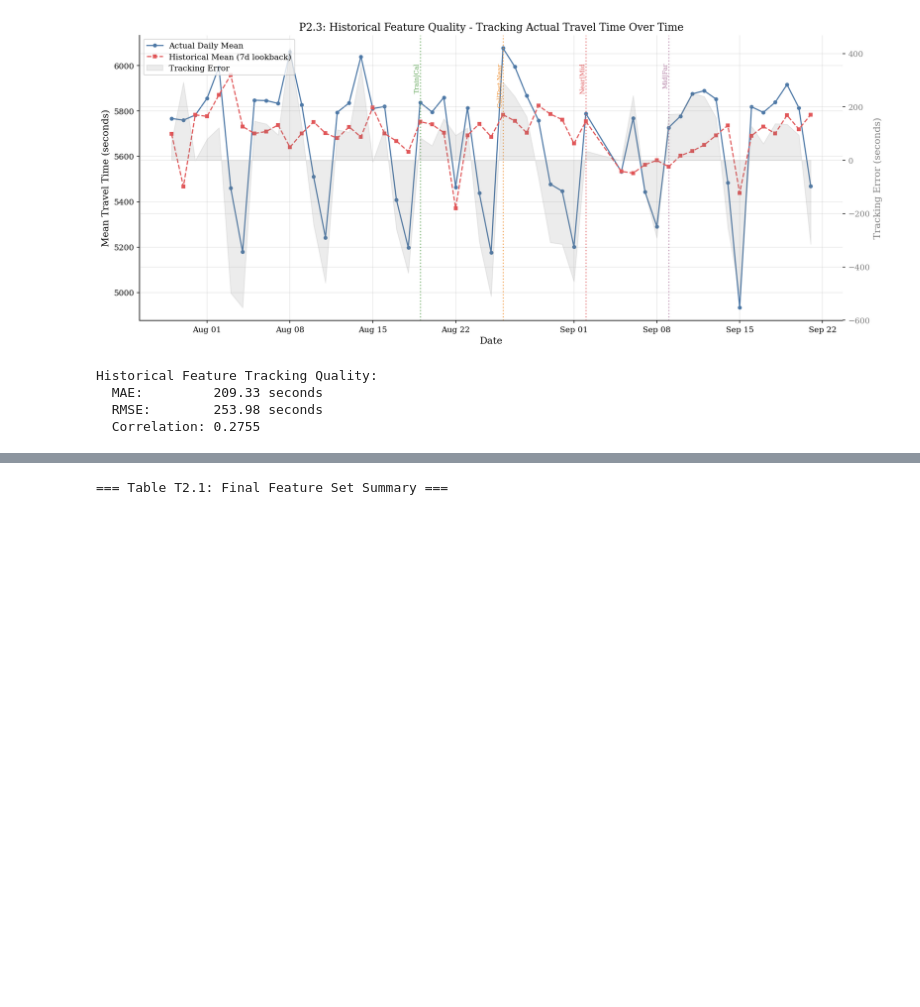
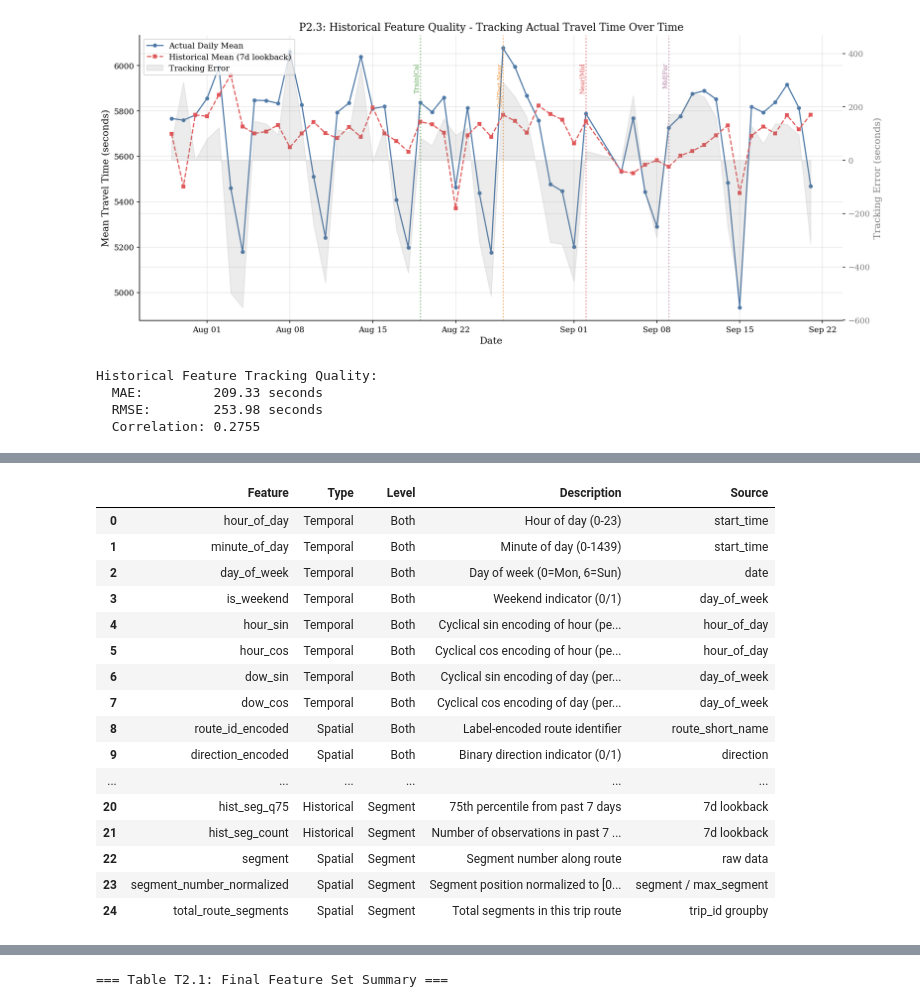
Before and after one commit to kabuli-web/bus-eta-uncertainty, a Jupyter notebook: notebooks/Phase2_Feature_Engineering.ipynb, the cells around one changed output, grey strips where cells are left out. Saved outputs shown, nothing was run; the diff lists cells and outputs as text; code cells hidden in the pictures; blank space fills up the shorter version.

```diff
--- a/notebooks/Phase2_Feature_Engineering.ipynb
+++ b/notebooks/Phase2_Feature_Engineering.ipynb
@@ -795,0 +676,64 @@ This table documents the complete feature set for both route-level and segment-l
+# %%
+# Table T2.1: Final Feature Set Summary
+feature_table_data = [
+    # Temporal features
+    {'Feature': 'hour_of_day', 'Type': 'Temporal', 'Level': 'Both', 'Description': 'Hour of day (0-23)', 'Source': 'start_time'},
+    {'Feature': 'minute_of_day', 'Type': 'Temporal', 'Level': 'Both', 'Description': 'Minute of day (0-1439)', 'Source': 'start_time'},
+    {'Feature': 'day_of_week', 'Type': 'Temporal', 'Level': 'Both', 'Description': 'Day of week (0=Mon, 6=Sun)', 'Source': 'date'},
+    {'Feature': 'is_weekend', 'Type': 'Temporal', 'Level': 'Both', 'Description': 'Weekend indicator (0/1)', 'Source': 'day_of_week'},
+    {'Feature': 'hour_sin', 'Type': 'Temporal', 'Level': 'Both', 'Description': 'Cyclical sin encoding of hour (period=24)', 'Source': 'hour_of_day'},
+    {'Feature': 'hour_cos', 'Type': 'Temporal', 'Level': 'Both', 'Description': 'Cyclical cos encoding of hour (period=24)', 'Source': 'hour_of_day'},
+    {'Feature': 'dow_sin', 'Type': 'Temporal', 'Level': 'Both', 'Description': 'Cyclical sin encoding of day (period=7)', 'Source': 'day_of_week'},
+    {'Feature': 'dow_cos', 'Type': 'Temporal', 'Level': 'Both', 'Description': 'Cyclical cos encoding of day (period=7)', 'Source': 'day_of_week'},
+    # Spatial / Route Context
+    {'Feature': 'route_id_encoded', 'Type': 'Spatial', 'Level': 'Both', 'Description': 'Label-encoded route identifier', 'Source': 'route_short_name'},
+    {'Feature': 'direction_encoded', 'Type': 'Spatial', 'Level': 'Both', 'Description': 'Binary direction indicator (0/1)', 'Source': 'direction'},
+    # Historical - Route
+    {'Feature': 'hist_route_mean', 'Type': 'Historical', 'Level': 'Route', 'Description': 'Mean travel time from past 7 days', 'Source': '7d lookback'},
+    {'Feature': 'hist_route_std', 'Type': 'Historical', 'Level': 'Route', 'Description': 'Std dev of travel time from past 7 days', 'Source': '7d lookback'},
+    {'Feature': 'hist_route_median', 'Type': 'Historical', 'Level': 'Route', 'Description': 'Median travel time from past 7 days', 'Source': '7d lookback'},
+    {'Feature': 'hist_route_q25', 'Type': 'Historical', 'Level': 'Route', 'Description': '25th percentile from past 7 days', 'Source': '7d lookback'},
+    {'Feature': 'hist_route_q75', 'Type': 'Historical', 'Level': 'Route', 'Description': '75th percentile from past 7 days', 'Source': '7d lookback'},
+    {'Feature': 'hist_route_count', 'Type': 'Historical', 'Level': 'Route', 'Description': 'Number of observations in past 7 days', 'Source': '7d lookback'},
+    # Historical - Segment
+    {'Feature': 'hist_seg_mean', 'Type': 'Historical', 'Level': 'Segment', 'Description': 'Mean run time from past 7 days for segment', 'Source': '7d lookback'},
+    {'Feature': 'hist_seg_std', 'Type': 'Historical', 'Level': 'Segment', 'Description': 'Std dev of run time from past 7 days', 'Source': '7d lookback'},
+    {'Feature': 'hist_seg_median', 'Type': 'Historical', 'Level': 'Segment', 'Description': 'Median run time from past 7 days', 'Source': '7d lookback'},
+    {'Feature': 'hist_seg_q25', 'Type': 'Historical', 'Level': 'Segment', 'Description': '25th percentile from past 7 days', 'Source': '7d lookback'},
+    {'Feature': 'hist_seg_q75', 'Type': 'Historical', 'Level': 'Segment', 'Description': '75th percentile from past 7 days', 'Source': '7d lookback'},
+    {'Feature': 'hist_seg_count', 'Type': 'Historical', 'Level': 'Segment', 'Description': 'Number of observations in past 7 days', 'Source': '7d lookback'},
+    # Segment-specific spatial
+    {'Feature': 'segment', 'Type': 'Spatial', 'Level': 'Segment', 'Description': 'Segment number along route', 'Source': 'raw data'},
+    {'Feature': 'segment_number_normalized', 'Type': 'Spatial', 'Level': 'Segment', 'Description': 'Segment position normalized to [0, 1]', 'Source': 'segment / max_segment'},
+    {'Feature': 'total_route_segments', 'Type': 'Spatial', 'Level': 'Segment', 'Description': 'Total segments in this trip route', 'Source': 'trip_id groupby'},
+]
+
+feature_table = pd.DataFrame(feature_table_data)
+
+print('=== Table T2.1: Final Feature Set Summary ===')
+display(feature_table)
+
+# Count by level
+route_features = feature_table[feature_table['Level'].isin(['Both', 'Route'])]
+segment_features = feature_table[feature_table['Level'].isin(['Both', 'Segment'])]
+print(f'\nRoute-level model features:   {len(route_features)}')
+print(f'Segment-level model features: {len(segment_features)}')
+
+# Count by type
+print(f'\nFeatures by type:')
+for ftype, count in feature_table['Type'].value_counts().items():
+    print(f'  {ftype}: {count}')
+
+# Save as LaTeX
+latex_table = feature_table.to_latex(
+    index=False,
+    caption='Feature set summary for route-level and segment-level models. '
+            'All features are known at departure time (pre-trip). '
+            'Historical features use strict 7-day past-only lookback to prevent data leakage.',
+    label='tab:feature_summary',
+    column_format='llllp{5cm}l'
+)
+with open(os.path.join(TABLE_DIR, 'T2_1_feature_summary.tex'), 'w') as f:
+    f.write(latex_table)
+print(f'\nLaTeX table saved to {os.path.join(TABLE_DIR, "T2_1_feature_summary.tex")}')
+# %% [output]
@@ -795,0 +741,17 @@ This table documents the complete feature set for both route-level and segment-l
+|  | Feature | Type | Level | Description | Source |
+| 0 | hour_of_day | Temporal | Both | Hour of day (0-23) | start_time |
+| 1 | minute_of_day | Temporal | Both | Minute of day (0-1439) | start_time |
+| 2 | day_of_week | Temporal | Both | Day of week (0=Mon, 6=Sun) | date |
+| 3 | is_weekend | Temporal | Both | Weekend indicator (0/1) | day_of_week |
+| 4 | hour_sin | Temporal | Both | Cyclical sin encoding of hour (pe... | hour_of_day |
+| 5 | hour_cos | Temporal | Both | Cyclical cos encoding of hour (pe... | hour_of_day |
+| 6 | dow_sin | Temporal | Both | Cyclical sin encoding of day (per... | day_of_week |
+| 7 | dow_cos | Temporal | Both | Cyclical cos encoding of day (per... | day_of_week |
+| 8 | route_id_encoded | Spatial | Both | Label-encoded route identifier | route_short_name |
+| 9 | direction_encoded | Spatial | Both | Binary direction indicator (0/1) | direction |
+| ... | ... | ... | ... | ... | ... |
+| 20 | hist_seg_q75 | Historical | Segment | 75th percentile from past 7 days | 7d lookback |
+| 21 | hist_seg_count | Historical | Segment | Number of observations in past 7 ... | 7d lookback |
+| 22 | segment | Spatial | Segment | Segment number along route | raw data |
+| 23 | segment_number_normalized | Spatial | Segment | Segment position normalized to [0... | segment / max_segment |
+| 24 | total_route_segments | Spatial | Segment | Total segments in this trip route | trip_id groupby |
```
Also changed, not shown: parts of 14 cells of this notebook, 43 other files.
